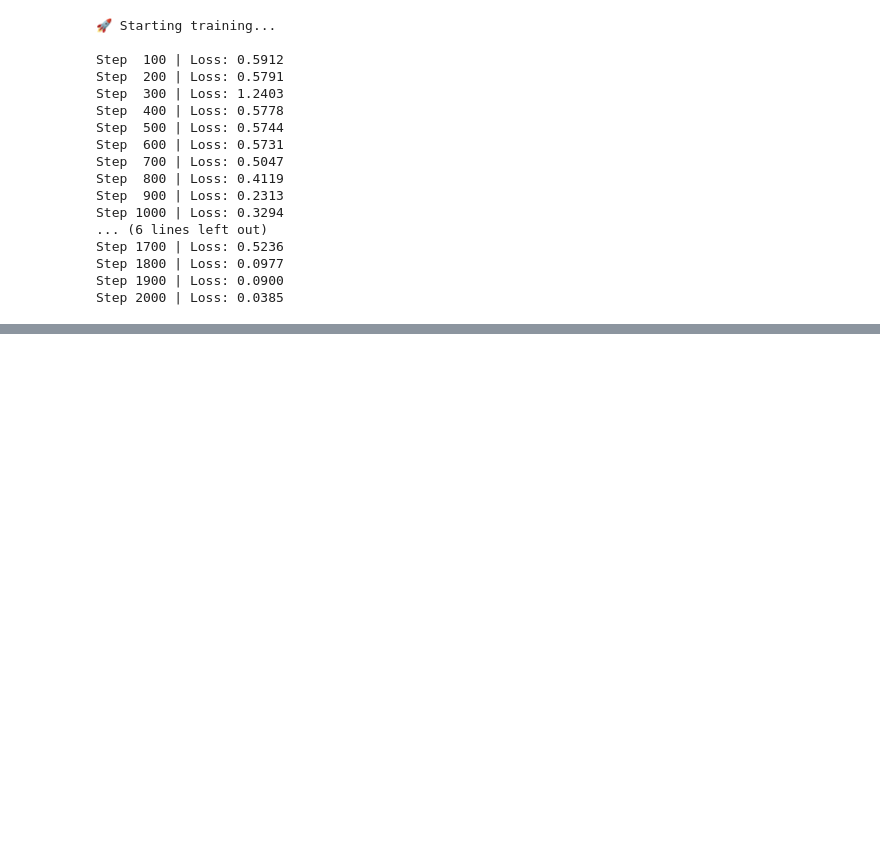
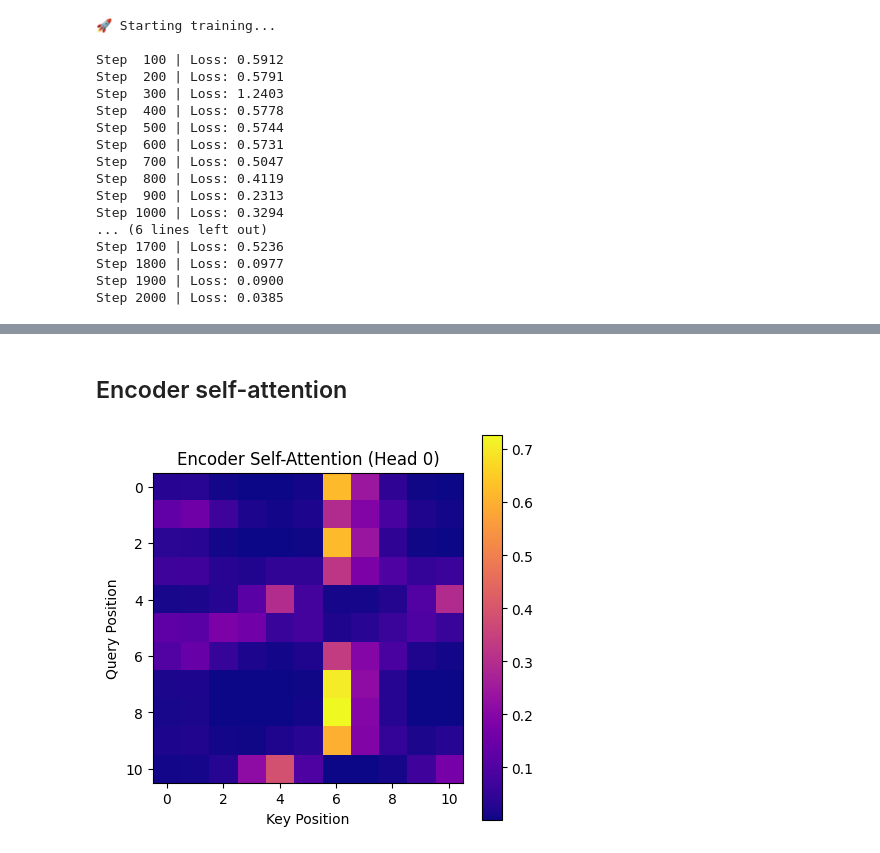
Before and after one commit to knight22-21/Papers, a Jupyter notebook: Attention is All you need/Untitled.ipynb, the cells around one changed output, grey strips where cells are left out. Saved outputs shown, nothing was run; the diff lists cells and outputs as text; code cells hidden in the pictures; blank space fills up the shorter version.

```diff
--- a/Attention is All you need/Untitled.ipynb
+++ b/Attention is All you need/Untitled.ipynb
@@ -298,0 +308,14 @@ PRED: [1, 2, 2, 2, 2, 1, 4, 4, 4, 4, 4]
+# %% [markdown]
+## Encoder self-attention
+# %%
+enc_attn = model.encoder[-1].attn.last_attn[0, 0].cpu().numpy()
+
+plt.figure(figsize=(5, 5))
+plt.imshow(enc_attn, cmap="plasma")
+plt.title("Encoder Self-Attention (Head 0)")
+plt.xlabel("Key Position")
+plt.ylabel("Query Position")
+plt.colorbar()
+plt.show()
+# %% [output]
+[figure, added]
```
Also changed, not shown: parts of 42 cells of this notebook.
